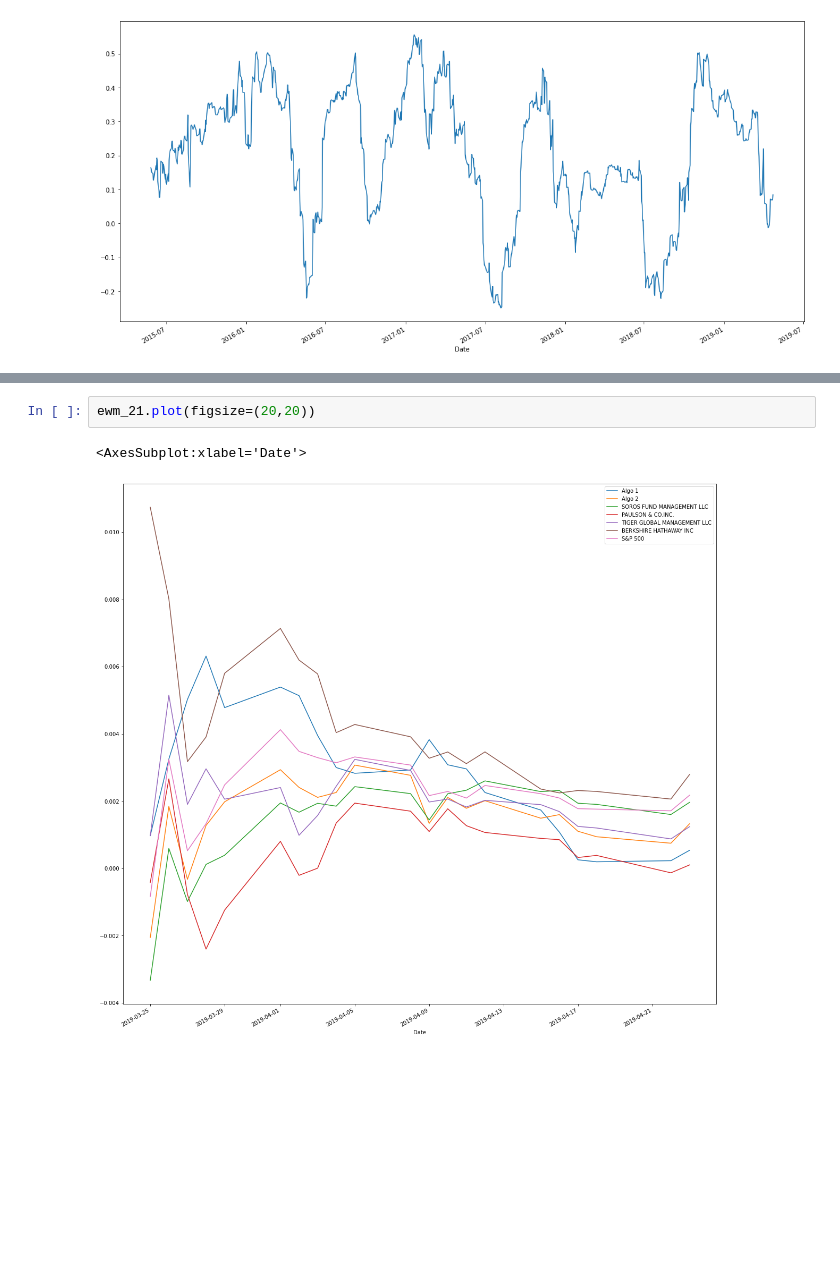
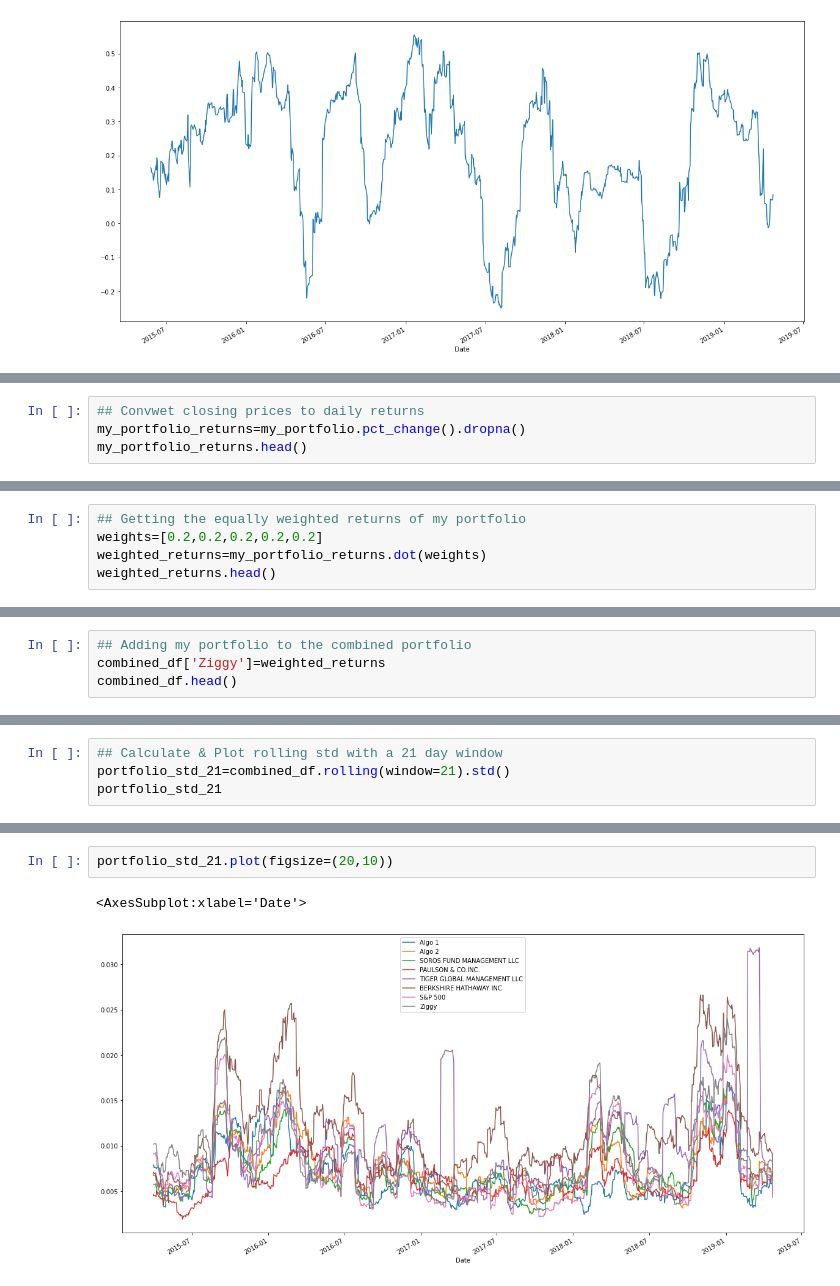
Before and after one commit to Vielufs/pandas-homework, a Jupyter notebook: pandashw.ipynb, the cells around one changed output, grey strips where cells are left out. Drawn from its saved outputs; the diff is of its cells as text; blank space fills up the shorter version.

```diff
--- a/pandashw.ipynb
+++ b/pandashw.ipynb
@@ -342,0 +453,4 @@ ewm_21
+# %%
+## Convwet closing prices to daily returns
+my_portfolio_returns=my_portfolio.pct_change().dropna()
+my_portfolio_returns.head()
@@ -342,0 +465,5 @@ ewm_21
+# %%
+## Getting the equally weighted returns of my portfolio
+weights=[0.2,0.2,0.2,0.2,0.2]
+weighted_returns=my_portfolio_returns.dot(weights)
+weighted_returns.head()
@@ -342,0 +478,4 @@ ewm_21
+# %%
+## Adding my portfolio to the combined portfolio
+combined_df['Ziggy']=weighted_returns
+combined_df.head()
@@ -342,0 +516,4 @@ ewm_21
+# %%
+## Calculate & Plot rolling std with a 21 day window
+portfolio_std_21=combined_df.rolling(window=21).std()
+portfolio_std_21
@@ -343,5 +535,5 @@ ewm_21
 # %%
-ewm_21.plot(figsize=(20,20))
+portfolio_std_21.plot(figsize=(20,10))
 # %% [output]
 <AxesSubplot:xlabel='Date'>
-[figure, old version]
+[figure, new version]
```
Also changed, not shown: parts of 56 cells of this notebook, 8 other files.
